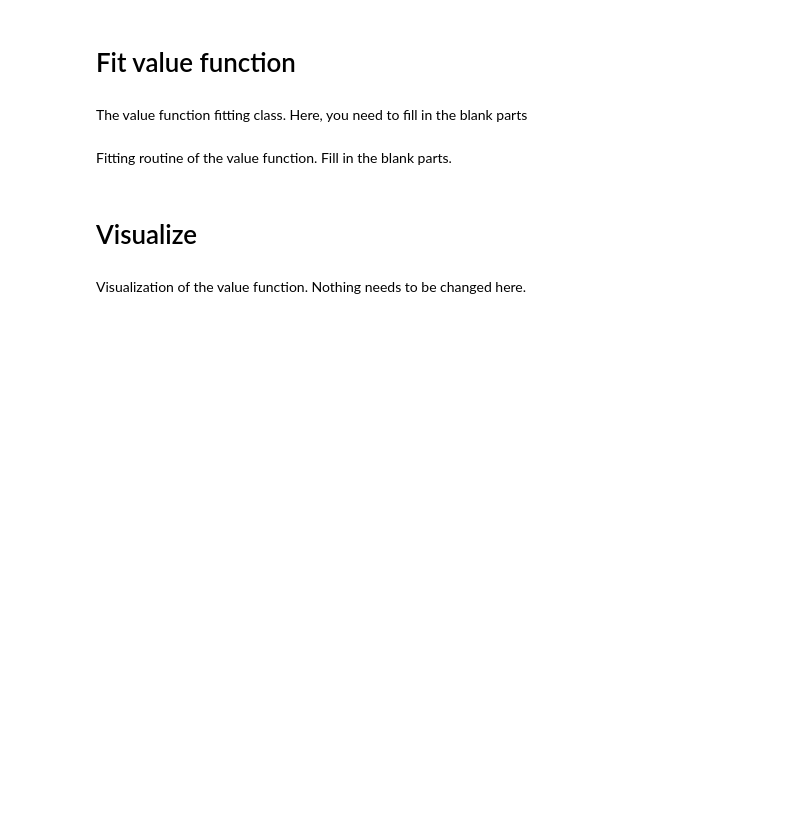
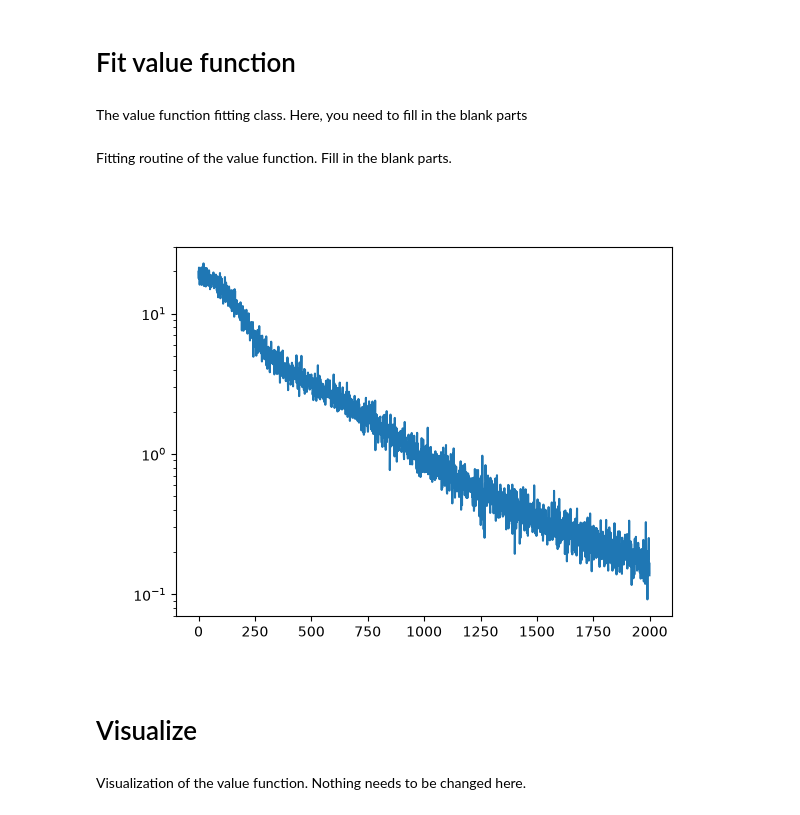
Before and after one commit to traberph/rl-assignments, a Jupyter notebook: 5_gym_valueapprox/value_approx.ipynb, the cells around one changed output. Cells and saved outputs as stored; diff of their text form; code cells hidden in the pictures; blank space fills up the shorter version.

```diff
--- a/5_gym_valueapprox/value_approx.ipynb
+++ b/5_gym_valueapprox/value_approx.ipynb
@@ -64,15 +76,18 @@ buffer.size
 The value function fitting class. Here, you need to fill in the blank parts
 # %%
 class ValueFunction(Feedforward):
-    def __init__(self, observation_dim, hidden_sizes=[100,100]):
+    def __init__(self, observation_dim, hidden_sizes=None):
+        if hidden_sizes is None:
+            hidden_sizes = [100, 100]
         super().__init__(input_size=observation_dim, hidden_sizes=hidden_sizes, output_size=1)
 
         # so this class is already a neural network, see feedforward.py
         # add and optimizer here (e.g. Adam with lr = 0.0002, eps=0.000001)
-        self.optimizer = None
+
+        self.optimizer = torch.optim.Adam(params=self.parameters(), lr=0.0002, eps=0.000001)
 
         # add a loss function here
-        self.loss = None
+        self.loss: torch.nn.MSELoss = torch.nn.MSELoss()
 
     def fit(self, observations, targets):
         # Add one training step here.
@@ -83,6 +98,13 @@ class ValueFunction(Feedforward):
         # convert the inputs into torch tensors with torch.from_numpy
         # use self.forward(input) to make a prediction to be used in the loss
 
+        inputs = torch.from_numpy(observations)
+        pred = self.forward(inputs)
+        loss = self.loss(pred, targets)
+
+        loss.backward()
+        self.optimizer.step()
+
         # return the current loss
         return loss.item()
 # %%
@@ -92,32 +117,51 @@ Fitting routine of the value function. Fill in the blank parts.
 # %%
 plt_fit = []
 # %%
-iter_fit = 100 # do at least 2000
+iter_fit = 2000 # do at least 2000
 gamma=0.95
 for i in range(iter_fit):
 
     # sample from the replay buffer
     data=buffer.sample(batch=512)
     # each entry in data is (state,action,reward,next_state, term, trunc)
 
     # Hints:
     #  use can use np.stack to convert the array or arrays into one array
     #  it is really important that you check the shapes of your arrays.
     #  It should be (512,3) for the state and (512,1) for reward and values
 
-    state = None
+    assert data.shape == (512,6)
 
-    td_target = None
+    states = np.stack(data[:,0]).astype(dtype=np.float32)
+    assert states.shape == (512,3)
+
+    rewards = torch.from_numpy(np.stack(data[:,2]).astype(dtype=np.float32)).reshape(-1, 1)
+    assert rewards.shape == torch.Size([512, 1])
+
+    next_state = torch.from_numpy(np.stack(data[:,3]).astype(dtype=np.float32))
+    assert next_state.shape == torch.Size([512, 3])
+
+    terms = torch.from_numpy(np.stack(data[:,4]).astype(dtype=np.float32)).reshape(-1, 1)
+    assert terms.shape == torch.Size([512, 1])
+
+    with torch.no_grad():
+        next_value = valuefunc(next_state)
+        assert next_value.shape == torch.Size([512, 1])
+
+        td_target = rewards + (1-terms) * gamma * next_value
 
     # optimize the least squared objective
     fit_loss = valuefunc.fit(states, td_target)
 
     plt_fit.append(fit_loss)
 
 # plot the loss
 plt.figure()
 plt.yscale("log")
 plt.plot(range(len(plt_fit)),plt_fit)
+plt.savefig('assets/loss.pdf', bbox_inches='tight')
+# %% [output]
+[figure, added]
 # %% [markdown]
 # Visualize
 # %% [markdown]
```
Also changed, not shown: parts of 7 cells of this notebook.
